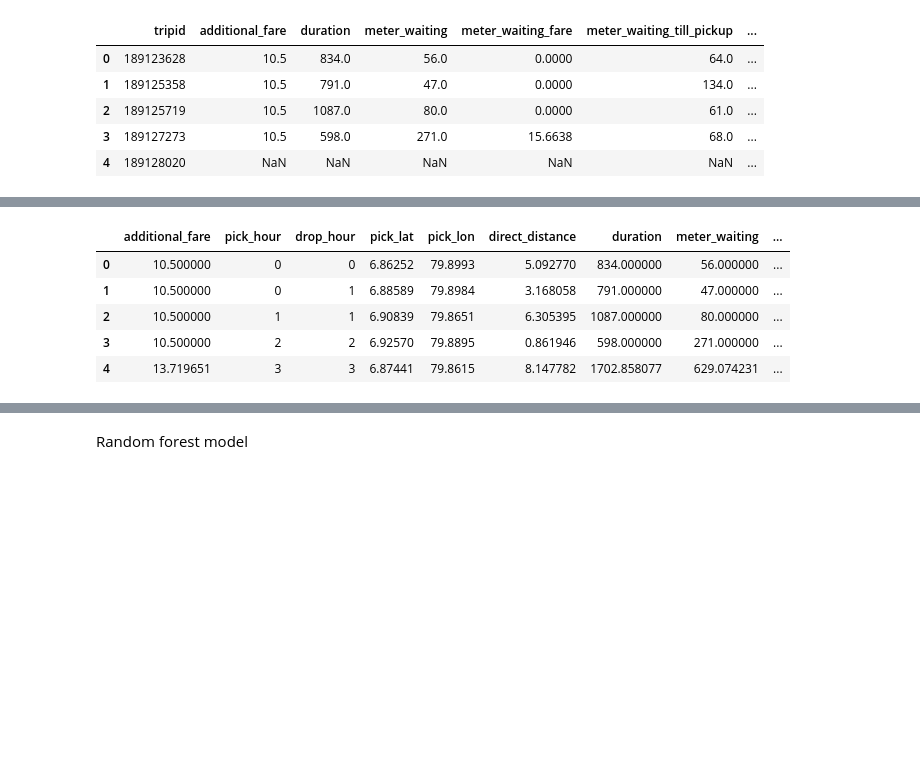
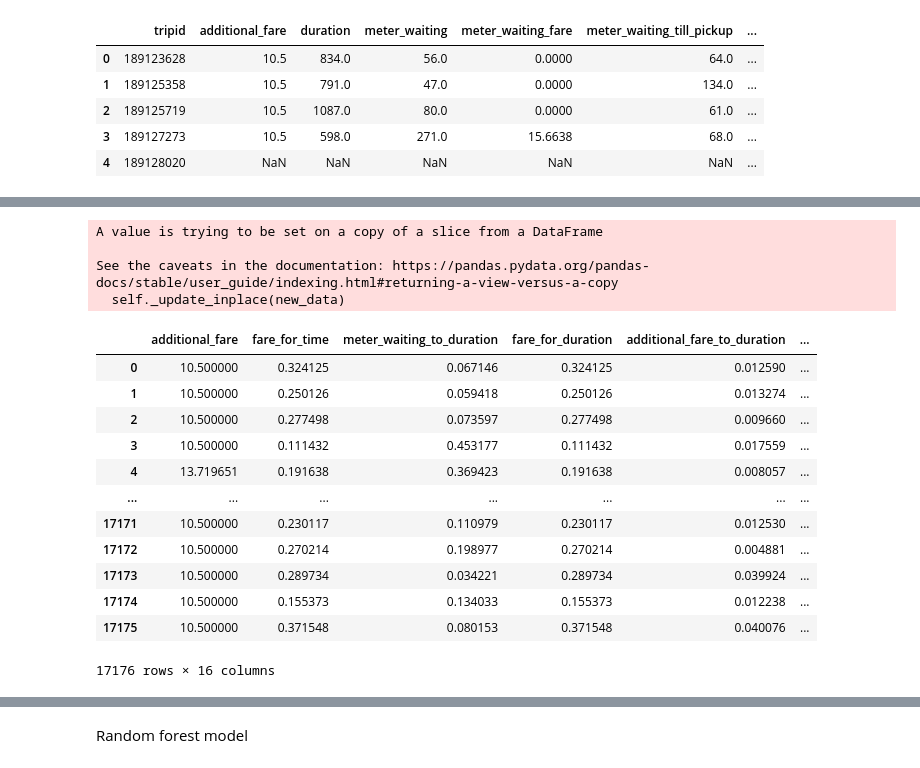
Before and after one commit to bllgg/RIde_Fare_Classification, a Jupyter notebook: ml-assignment.ipynb, the cells around one changed output, grey strips where cells are left out. Saved outputs shown, nothing was run; the diff lists cells and outputs as text; code cells hidden in the pictures; blank space fills up the shorter version.

```diff
--- a/ml-assignment.ipynb
+++ b/ml-assignment.ipynb
@@ -126,9 +169,33 @@ See the caveats in the documentation: https://pandas.pydata.org/pandas-docs/stab
+# %%
+# 'fare_for_distance',
+# 'distance_for_time', 'additional_fare_to_distance', 'distance_for_time',
+predictor_cols = ['additional_fare', 'fare_for_time', 'meter_waiting_to_duration', 'fare_for_duration', 'additional_fare_to_duration', 'additional_fare_to_fare', 'pick_hour', 'drop_hour', 'pick_lat', 'pick_lon', 'direct_distance', 'duration', 'meter_waiting', 'meter_waiting_fare', 'meter_waiting_till_pickup', 'fare']
+train_X_ = train[predictor_cols]
+test_X = test[predictor_cols]
+train_X_.replace([np.inf, -np.inf], np.nan)
+test_X.replace([np.inf, -np.inf], np.nan)
+train_X_.fillna(train_X_.mean(), inplace=True)
+test_X.fillna(test_X.mean(), inplace=True)
+
+train_y_ = train.num_label
+# %% [output]
+A value is trying to be set on a copy of a slice from a DataFrame
+
+See the caveats in the documentation: https://pandas.pydata.org/pandas-docs/stable/user_guide/indexing.html#returning-a-view-versus-a-copy
+  self._update_inplace(new_data)
 # %%
-train_X_.head()
+train_X_
 # %% [output]
-|  | additional_fare | pick_hour | drop_hour | pick_lat | pick_lon | direct_distance | duration | meter_waiting | ... |
-| 0 | 10.500000 | 0 | 0 | 6.86252 | 79.8993 | 5.092770 | 834.000000 | 56.000000 | ... |
-| 1 | 10.500000 | 0 | 1 | 6.88589 | 79.8984 | 3.168058 | 791.000000 | 47.000000 | ... |
-| 2 | 10.500000 | 1 | 1 | 6.90839 | 79.8651 | 6.305395 | 1087.000000 | 80.000000 | ... |
-| 3 | 10.500000 | 2 | 2 | 6.92570 | 79.8895 | 0.861946 | 598.000000 | 271.000000 | ... |
-| 4 | 13.719651 | 3 | 3 | 6.87441 | 79.8615 | 8.147782 | 1702.858077 | 629.074231 | ... |
+|  | additional_fare | fare_for_time | meter_waiting_to_duration | fare_for_duration | additional_fare_to_duration | ... |
+| 0 | 10.500000 | 0.324125 | 0.067146 | 0.324125 | 0.012590 | ... |
+| 1 | 10.500000 | 0.250126 | 0.059418 | 0.250126 | 0.013274 | ... |
+| 2 | 10.500000 | 0.277498 | 0.073597 | 0.277498 | 0.009660 | ... |
+| 3 | 10.500000 | 0.111432 | 0.453177 | 0.111432 | 0.017559 | ... |
+| 4 | 13.719651 | 0.191638 | 0.369423 | 0.191638 | 0.008057 | ... |
+| ... | ... | ... | ... | ... | ... | ... |
+| 17171 | 10.500000 | 0.230117 | 0.110979 | 0.230117 | 0.012530 | ... |
+| 17172 | 10.500000 | 0.270214 | 0.198977 | 0.270214 | 0.004881 | ... |
+| 17173 | 10.500000 | 0.289734 | 0.034221 | 0.289734 | 0.039924 | ... |
+| 17174 | 10.500000 | 0.155373 | 0.134033 | 0.155373 | 0.012238 | ... |
+| 17175 | 10.500000 | 0.371548 | 0.080153 | 0.371548 | 0.040076 | ... |
+17176 rows × 16 columns
```
Also changed, not shown: parts of 11 cells of this notebook.
